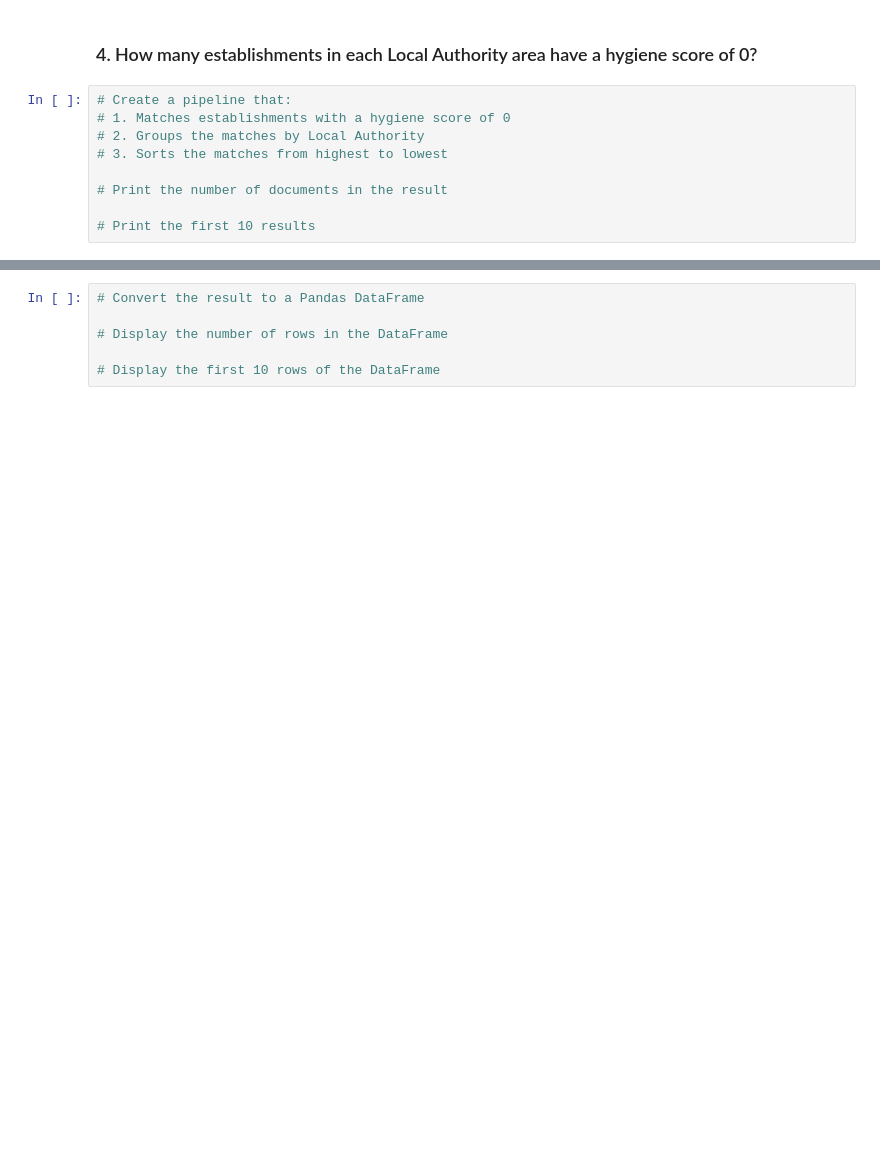
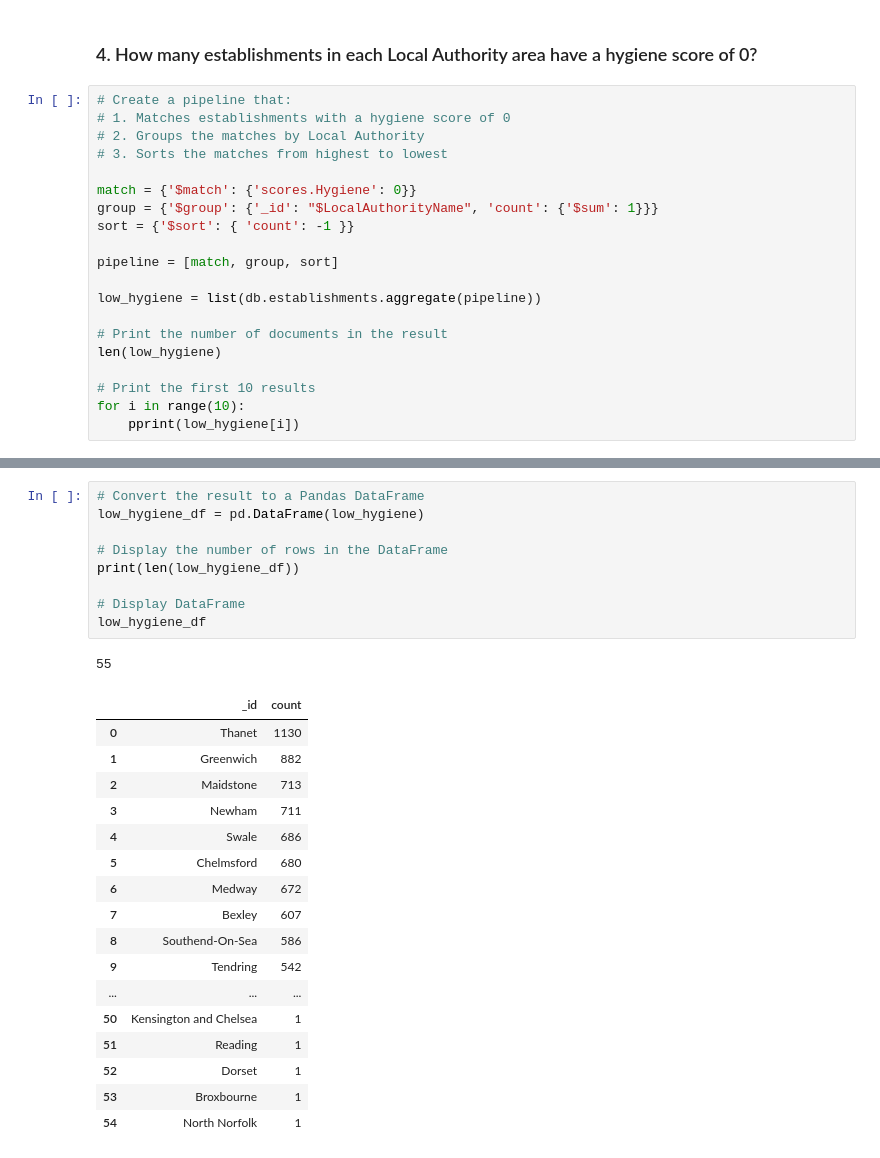
Before and after one commit to falconpunch082/Data-Analysis-Portfolio, a Jupyter notebook: nosql-challenge - Week 12 Homework/NoSQL_analysis.ipynb, the cells around one changed output, grey strips where cells are left out. Drawn from its saved outputs; the diff is of its cells as text; blank space fills up the shorter version.

```diff
--- a/nosql-challenge - Week 12 Homework/NoSQL_analysis.ipynb
+++ b/nosql-challenge - Week 12 Homework/NoSQL_analysis.ipynb
@@ -189,6 +254,17 @@ sort =
 # 2. Groups the matches by Local Authority
 # 3. Sorts the matches from highest to lowest
 
+match = {'$match': {'scores.Hygiene': 0}}
+group = {'$group': {'_id': "$LocalAuthorityName", 'count': {'$sum': 1}}}
+sort = {'$sort': { 'count': -1 }}
+
+pipeline = [match, group, sort]
+
+low_hygiene = list(db.establishments.aggregate(pipeline))
+
 # Print the number of documents in the result
+len(low_hygiene)
 
 # Print the first 10 results
+for i in range(10):
+    pprint(low_hygiene[i])
@@ -195,6 +282,28 @@ sort =
 # %%
 # Convert the result to a Pandas DataFrame
+low_hygiene_df = pd.DataFrame(low_hygiene)
 
 # Display the number of rows in the DataFrame
+print(len(low_hygiene_df))
 
-# Display the first 10 rows of the DataFrame
+# Display DataFrame
+low_hygiene_df
+# %% [output]
+55
+|  | _id | count |
+| 0 | Thanet | 1130 |
+| 1 | Greenwich | 882 |
+| 2 | Maidstone | 713 |
+| 3 | Newham | 711 |
+| 4 | Swale | 686 |
+| 5 | Chelmsford | 680 |
+| 6 | Medway | 672 |
+| 7 | Bexley | 607 |
+| 8 | Southend-On-Sea | 586 |
+| 9 | Tendring | 542 |
+| ... | ... | ... |
+| 50 | Kensington and Chelsea | 1 |
+| 51 | Reading | 1 |
+| 52 | Dorset | 1 |
+| 53 | Broxbourne | 1 |
+| 54 | North Norfolk | 1 |
```
Also changed, not shown: parts of 13 cells of this notebook.
